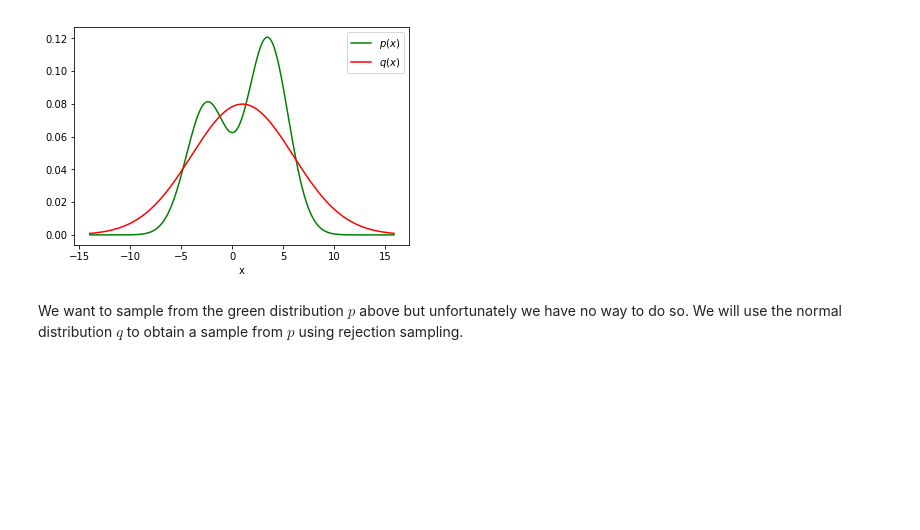
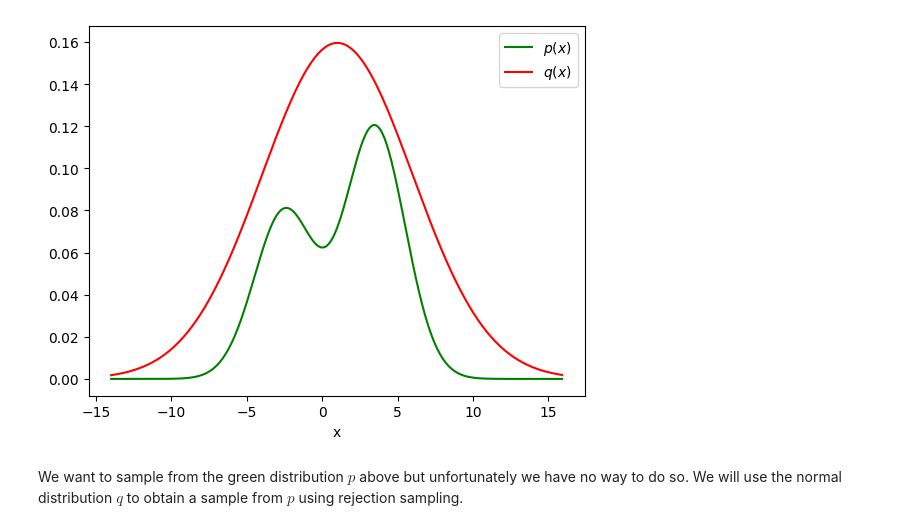
Before and after one commit to HendrikHigl/ma-cs-apml, a Jupyter notebook: TextDecoding/MCMC_project.ipynb, the cells around one changed output. Cells and saved outputs as stored; diff of their text form; code cells hidden in the pictures; blank space fills up the shorter version.

```diff
--- a/TextDecoding/MCMC_project.ipynb
+++ b/TextDecoding/MCMC_project.ipynb
@@ -15,27 +36,27 @@ from scipy.stats import norm
 # %%
 size=40
 sigma_square_1 = 4.0
 sigma_square_2 = 4.0
 mu_1, sigma_1 = -2.5,np.sqrt(sigma_square_1)
-mu_2, sigma_2 = 3.5,np.sqrt(sigma_square_1)
+mu_2, sigma_2 = 3.5,np.sqrt(sigma_square_2)
 prob_1 = 0.4
 
 rv_1 = norm(loc = mu_1, scale = sigma_1)
 rv_2 = norm(loc = mu_2, scale = sigma_2)
 x_ = np.arange(-14, 16, .1)
 
 p_green = lambda x: prob_1 * rv_1.pdf(x) + (1-prob_1) * rv_2.pdf(x)
 plt.plot(x_, p_green(x_) , "g-",label='$p(x)$')
 
 sigma_red,mu_red = 5. , 1.
 q_red = norm(loc = mu_red, scale = sigma_red)
 
-plt.plot(x_, q_red.pdf(x_) , "r-",label='$q(x)$')
+plt.plot(x_, 2*q_red.pdf(x_) , "r-",label='$q(x)$')
 plt.legend()
 
 _ = plt.xlabel("x")
 # %% [output]
-[figure, old version]
+[figure, new version]
 # %% [markdown]
 We want to sample from the green distribution $p$ above but unfortunately we have no way to do so. We will use the normal distribution $q$ to obtain a sample from $p$ using rejection sampling.
 # %% [markdown]
```
Also changed, not shown: parts of 28 cells of this notebook.
